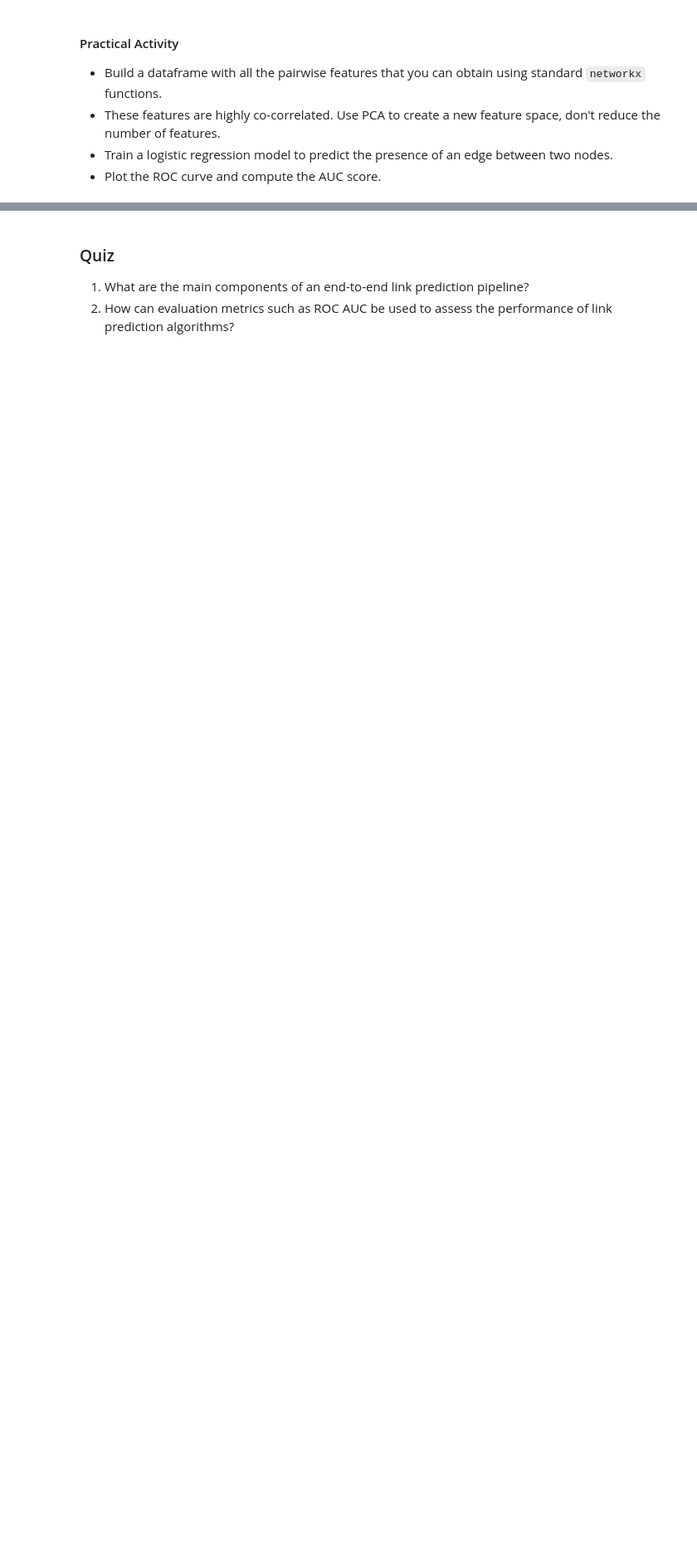
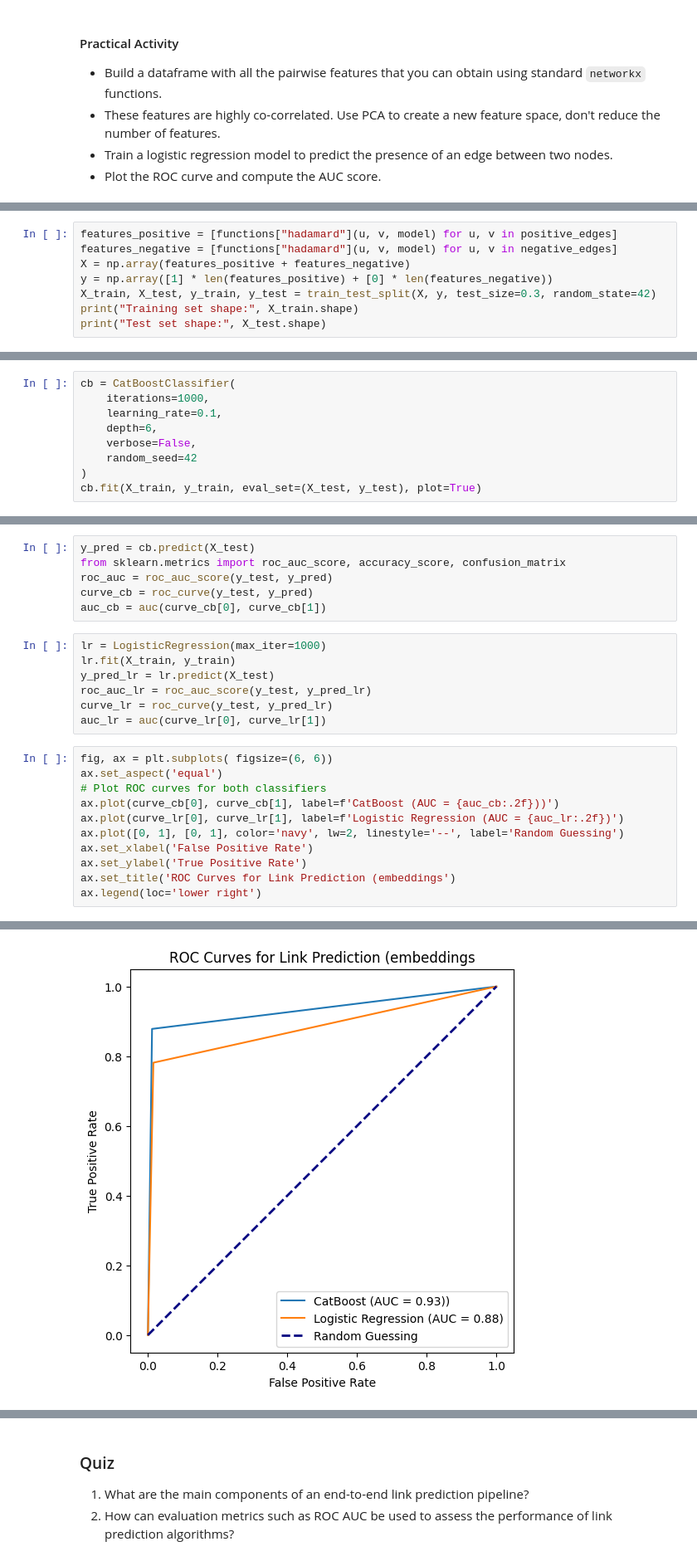
Before and after one commit to bgbg/ML-on-Graphs, a Jupyter notebook: 11_Link_Prediction_and_Edge_Classification.ipynb, the cells around one changed output, grey strips where cells are left out. Shown at 83% size. Cells and saved outputs as stored; diff of their text form; blank space fills up the shorter version.

```diff
--- a/11_Link_Prediction_and_Edge_Classification.ipynb
+++ b/11_Link_Prediction_and_Edge_Classification.ipynb
@@ -645,0 +762,8 @@ $Salton(A, B) = \frac{|N(A) \cap N(B)|}{\sqrt{|N(A)| \cdot |N(B)|}}$
+# %%
+features_positive = [functions["hadamard"](u, v, model) for u, v in positive_edges]
+features_negative = [functions["hadamard"](u, v, model) for u, v in negative_edges]
+X = np.array(features_positive + features_negative)
+y = np.array([1] * len(features_positive) + [0] * len(features_negative))
+X_train, X_test, y_train, y_test = train_test_split(X, y, test_size=0.3, random_state=42)
+print("Training set shape:", X_train.shape)
+print("Test set shape:", X_test.shape)
@@ -645,0 +779,9 @@ $Salton(A, B) = \frac{|N(A) \cap N(B)|}{\sqrt{|N(A)| \cdot |N(B)|}}$
+# %%
+cb = CatBoostClassifier(
+    iterations=1000,
+    learning_rate=0.1,
+    depth=6,
+    verbose=False,
+    random_seed=42
+)
+cb.fit(X_train, y_train, eval_set=(X_test, y_test), plot=True)
@@ -645,0 +791,25 @@ $Salton(A, B) = \frac{|N(A) \cap N(B)|}{\sqrt{|N(A)| \cdot |N(B)|}}$
+# %%
+y_pred = cb.predict(X_test)
+from sklearn.metrics import roc_auc_score, accuracy_score, confusion_matrix
+roc_auc = roc_auc_score(y_test, y_pred)
+curve_cb = roc_curve(y_test, y_pred)
+auc_cb = auc(curve_cb[0], curve_cb[1])
+# %%
+lr = LogisticRegression(max_iter=1000)
+lr.fit(X_train, y_train)
+y_pred_lr = lr.predict(X_test)
+roc_auc_lr = roc_auc_score(y_test, y_pred_lr)
+curve_lr = roc_curve(y_test, y_pred_lr)
+auc_lr = auc(curve_lr[0], curve_lr[1])
+# %%
+fig, ax = plt.subplots( figsize=(6, 6))
+ax.set_aspect('equal')
+# Plot ROC curves for both classifiers
+ax.plot(curve_cb[0], curve_cb[1], label=f'CatBoost (AUC = {auc_cb:.2f}))')
+ax.plot(curve_lr[0], curve_lr[1], label=f'Logistic Regression (AUC = {auc_lr:.2f})')
+ax.plot([0, 1], [0, 1], color='navy', lw=2, linestyle='--', label='Random Guessing')
+ax.set_xlabel('False Positive Rate')
+ax.set_ylabel('True Positive Rate')
+ax.set_title('ROC Curves for Link Prediction (embeddings')
+ax.legend(loc='lower right')
+# %% [output]
@@ -645,0 +817 @@ $Salton(A, B) = \frac{|N(A) \cap N(B)|}{\sqrt{|N(A)| \cdot |N(B)|}}$
+[figure, added]
```
Also changed, not shown: parts of 28 cells of this notebook, 25 other files.
